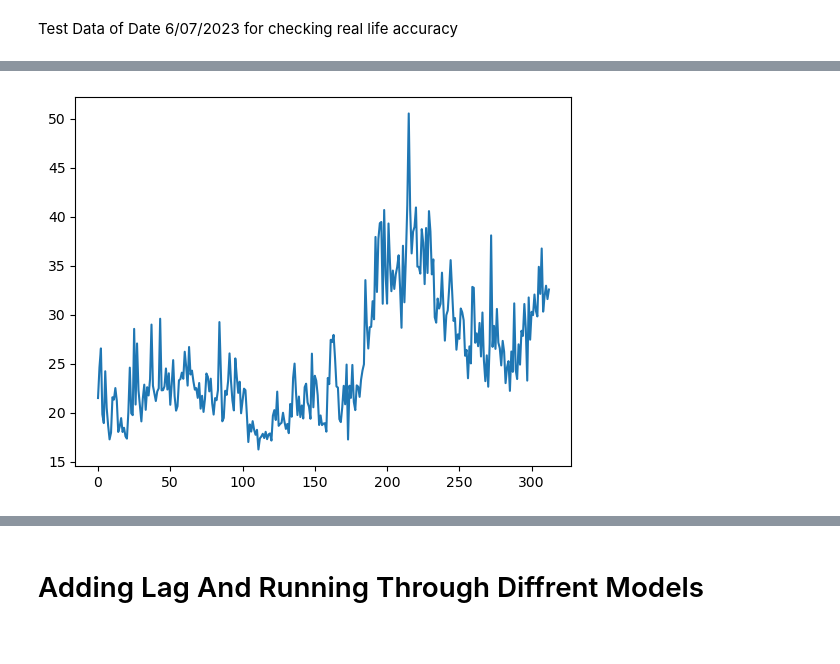
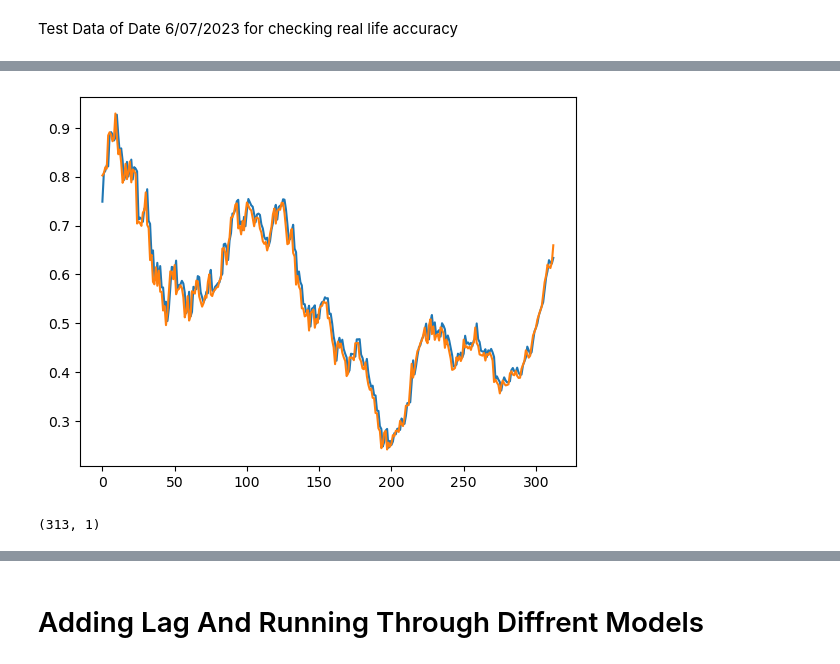
Before and after one commit to punyamodi/Tesla-Stock-Prediction-Using-ML, a Jupyter notebook: tesla-stock-prediciting.ipynb, the cells around one changed output, grey strips where cells are left out. Drawn from its saved outputs; the diff is of its cells as text; code cells hidden in the pictures.

```diff
--- a/tesla-stock-prediciting.ipynb
+++ b/tesla-stock-prediciting.ipynb
@@ -141,33 +192,35 @@ print(X_test.shape)
+# %%
+x_train = x_train.reshape(x_train.shape[0], x_train.shape[1], 1)
+x_test = x_test.reshape(x_test.shape[0], x_test.shape[1], 1)
 # %%
 import numpy as np
 from tensorflow import keras
 from tensorflow.keras import layers
 
-timesteps = 1
+#timesteps = 1
 
 # Convert DataFrame to NumPy array
-X_train_array = X_train.to_numpy()
-X_test_array = X_test.to_numpy()
+##X_test_array = X_test.to_numpy()
 
 # Reshape the arrays
-X_train_reshaped = X_train_array.reshape(X_train_array.shape[0], timesteps, X_train_array.shape[1])
-X_test_reshaped = X_test_array.reshape(X_test_array.shape[0], timesteps, X_test_array.shape[1])
+#X_train_reshaped = X_train_array.reshape(X_train_array.shape[0], timesteps, X_train_array.shape[1])
+#X_test_reshaped = X_test_array.reshape(X_test_array.shape[0], timesteps, X_test_array.shape[1])
 
 model = keras.Sequential([
-    layers.LSTM(512, activation='relu', input_shape=(timesteps, X_train_array.shape[1])),
-    layers.Dense(512, activation='relu'),
+    layers.LSTM(50, return_sequences= True, input_shape=(time_step, x_train.shape[1])),
+    layers.LSTM(50, return_sequences= True),
+    layers.LSTM(50),
     layers.Dense(1)
 ])
 
 model.compile(
     optimizer='adam',
-    loss='mae',
+    loss='mean_squared_error',
 )
 
 history = model.fit(
-    X_train_reshaped, y_train,
-    validation_data=(X_test_reshaped, y_test),
-    batch_size=256,
-    epochs=1000,
+    x_train, y_train,
+    validation_data=(x_test, y_test),
+    epochs=80,
 )
 # %% [output]
@@ -193,16 +267,21 @@ Test Data of Date 6/07/2023 for checking real life accuracy
 # %%
 # Assuming X_test is a DataFrame
-X_test_array = X_test.to_numpy()
+#X_test_array = X_test.to_numpy()
 
 # Reshape the array
-X_test_reshaped = X_test_array.reshape(X_test_array.shape[0], timesteps, X_test_array.shape[1])
+#X_test_reshaped = X_test_array.reshape(X_test_array.shape[0], timesteps, X_test_array.shape[1])
+#X_test_array = X_test.to_numpy()
+#X_test_reshaped = X_test_array.reshape(X_test_array.shape[0], 1, X_test_array.shape[1])
+
 
 # Make predictions using the trained LSTM model
-predictions = model.predict(X_test_reshaped)
+predictions = model.predict(x_test)
 
 # Reshape the predictions to match the original format
-predictions = predictions.reshape(predictions.shape[0], 1)
+#predictions = predictions.reshape(predictions.shape[0], 1)
 
 plt.plot(predictions)
+plt.plot(y_test)
+plt.show()
 print(predictions.shape)
 # %% [output]
@@ -211 +289,2 @@ print(predictions.shape)
-[figure, old version]
+[figure, new version]
+(313, 1)
```
Also changed, not shown: parts of 21 cells of this notebook.
